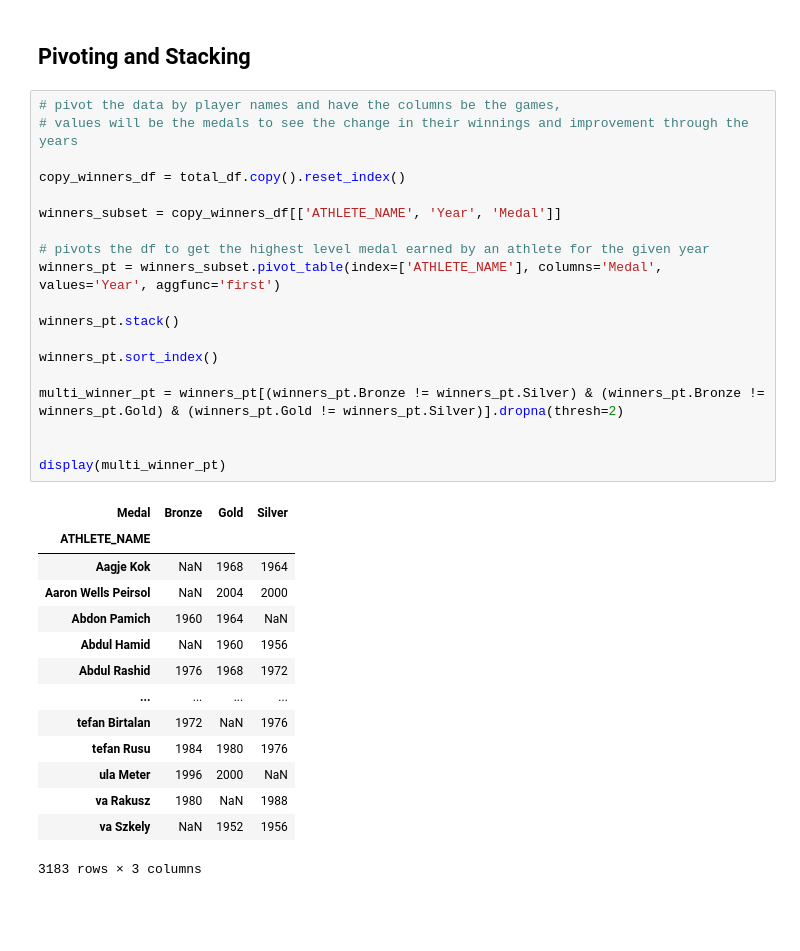
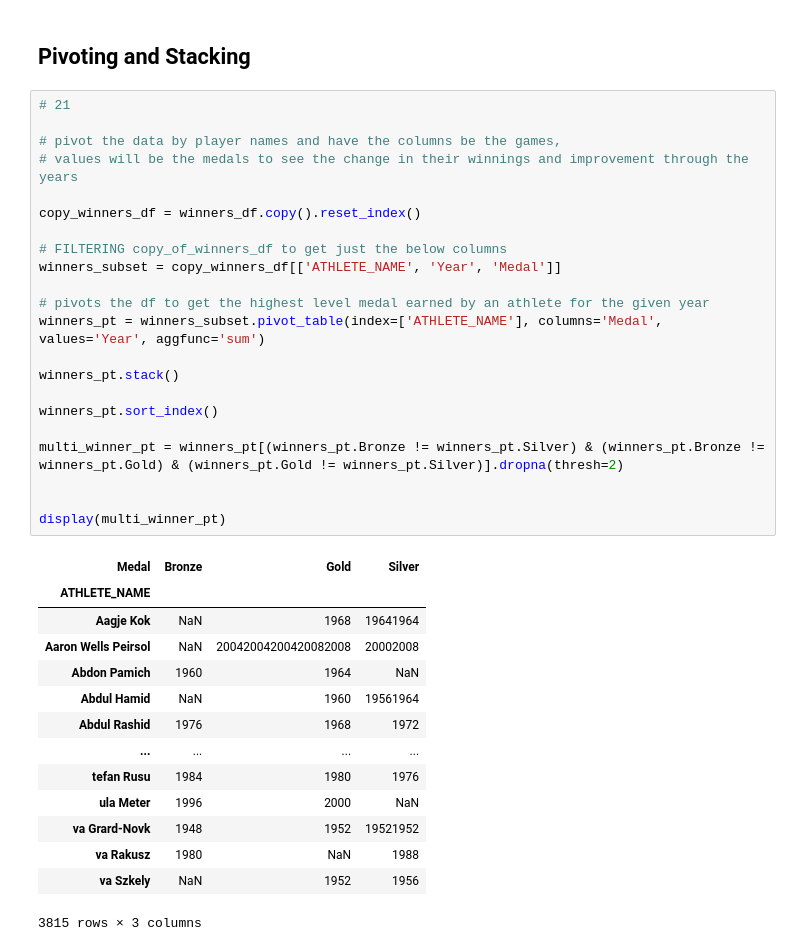
Before and after one commit to srushti-vai/Olympics-Data-Analysis, a Jupyter notebook: Olympics Data Analysis.ipynb, the cells around one changed output. Saved outputs shown, nothing was run; the diff lists cells and outputs as text; blank space fills up the shorter version.

```diff
--- a/Olympics Data Analysis.ipynb
+++ b/Olympics Data Analysis.ipynb
@@ -290,39 +556,42 @@ The graphs above are 3 density graphs that each respectively analyze the age of
 # %% [markdown]
 ## Pivoting and Stacking
 # %%
+# 21
+
 # pivot the data by player names and have the columns be the games,
 # values will be the medals to see the change in their winnings and improvement through the years
 
-copy_winners_df = total_df.copy().reset_index()
+copy_winners_df = winners_df.copy().reset_index()
 
+# FILTERING copy_of_winners_df to get just the below columns
 winners_subset = copy_winners_df[['ATHLETE_NAME', 'Year', 'Medal']]
 
 # pivots the df to get the highest level medal earned by an athlete for the given year
-winners_pt = winners_subset.pivot_table(index=['ATHLETE_NAME'], columns='Medal', values='Year', aggfunc='first')
+winners_pt = winners_subset.pivot_table(index=['ATHLETE_NAME'], columns='Medal', values='Year', aggfunc='sum')
 
 winners_pt.stack()
 
 winners_pt.sort_index()
 
 multi_winner_pt = winners_pt[(winners_pt.Bronze != winners_pt.Silver) & (winners_pt.Bronze != winners_pt.Gold) & (winners_pt.Gold != winners_pt.Silver)].dropna(thresh=2)
 
 
 display(multi_winner_pt)
 # %% [output]
 | Medal | Bronze | Gold | Silver |
 | ATHLETE_NAME |  |  |  |
-| Aagje Kok | NaN | 1968 | 1964 |
-| Aaron Wells Peirsol | NaN | 2004 | 2000 |
+| Aagje Kok | NaN | 1968 | 19641964 |
+| Aaron Wells Peirsol | NaN | 20042004200420082008 | 20002008 |
 | Abdon Pamich | 1960 | 1964 | NaN |
-| Abdul Hamid | NaN | 1960 | 1956 |
+| Abdul Hamid | NaN | 1960 | 19561964 |
 | Abdul Rashid | 1976 | 1968 | 1972 |
 | ... | ... | ... | ... |
-| tefan Birtalan | 1972 | NaN | 1976 |
 | tefan Rusu | 1984 | 1980 | 1976 |
 | ula Meter | 1996 | 2000 | NaN |
+| va Grard-Novk | 1948 | 1952 | 19521952 |
 | va Rakusz | 1980 | NaN | 1988 |
 | va Szkely | NaN | 1952 | 1956 |
-3183 rows × 3 columns
+3815 rows × 3 columns
 # %% [markdown]
 In regards to the above pivot:
 
```
Also changed, not shown: parts of 45 cells of this notebook, 1 other file.
